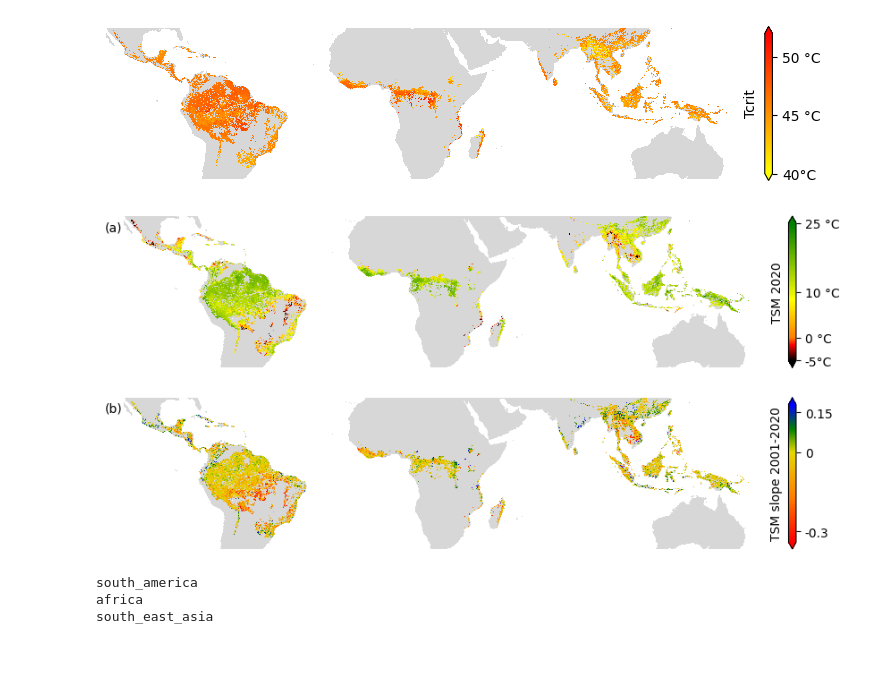
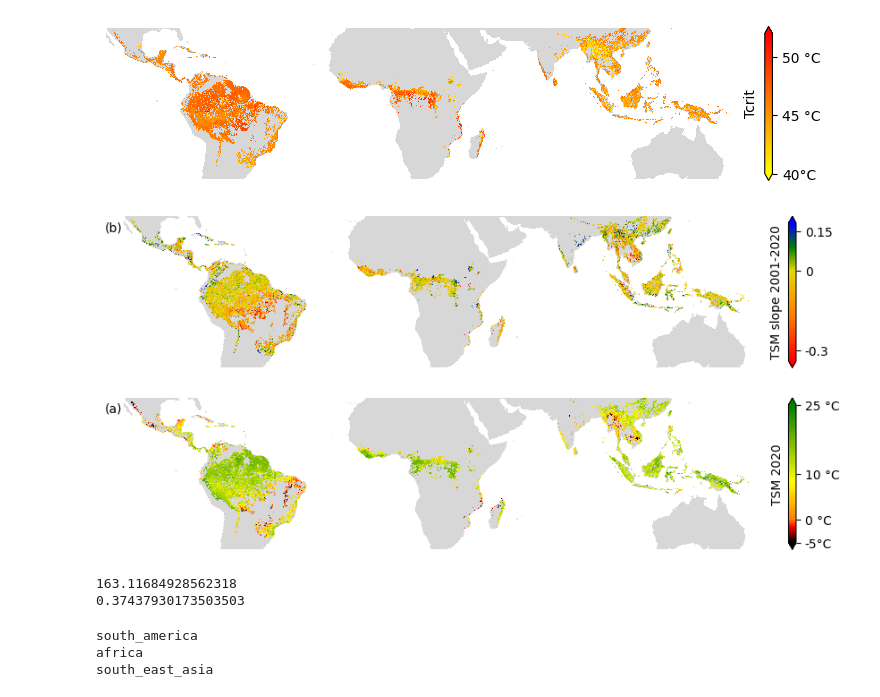
Before and after one commit to gaslen/Tcrit_tropical, a Jupyter notebook: figures.ipynb, the cells around one changed output. Saved outputs shown, nothing was run; the diff lists cells and outputs as text; code cells hidden in the pictures; blank space fills up the shorter version.

```diff
--- a/figures.ipynb
+++ b/figures.ipynb
@@ -103,55 +152,61 @@ def shiftedColorMap(cmap, start=0, midpoint=0.5, stop=1.0, name='shiftedcmap'):
 # %%
 fig, (ax1, ax2) = plt.subplots(
     2, 1, figsize=(10,4), gridspec_kw={'left': 0.05, 'right': 0.95, 'top': 0.98, 'bottom': 0.05})
 
 for ax in [ax1, ax2]:
     ax.imshow(terra[slice_tropics], cmap=cmap_terra)
     ax.set_axis_off()
 
-# Plot TSM 2020 map (figure 1a)
+# Plot Linear Regression TSM map (figure 1a)
+colors_ = [(1, 0, 0), (1,0.5,0), (0.9, 0.85, 0), (0, 0.5, 0), (0,0,1)]
+cmap_lr = colors.LinearSegmentedColormap.from_list('lr_tsm', colors_, N=100)
+minn = -0.34
+maxx = 0.18
+cmap_lr_shifted = shiftedColorMap(cmap_lr, midpoint=(-minn)/(maxx - minn), name='tsm_shifted')
+cmap_lr_shifted.set_bad(alpha=0)
+im = ax1.imshow(lr_tsm_map, cmap=cmap_lr_shifted, interpolation='none')
+im.set_clim(minn, maxx)
+# keep map rasterized
+ax1.set_rasterization_zorder(0)
+im.set_zorder(0)
+im.set_rasterized(True)
+# color bar
+cbar = fig.colorbar(im, extend='both', shrink=1, ticks = [-0.3, 0, 0.15], format= mticker.FixedFormatter([-0.3,0,0.15]),)
+cbar.ax.set_ylabel('TSM slope 2001-2020', rotation=90, labelpad=-50, fontdict={'fontsize': 10})
+ax1.text(-0.03, 0.97, '(a)', transform=ax2.transAxes,fontsize=10, va='top', ha='left')
+
+# Plot TSM 2020 map (figure 1b)
 colors_ = [(0, 0, 0), (1, 0, 0), (1, 1, 0), (0, 0.5, 0)]
 cmap_tsm = colors.LinearSegmentedColormap.from_list('tsm', colors_, N=100)
 minn = -5
 maxx = 25
 cmap_tsm_shifted = shiftedColorMap(cmap_tsm, midpoint=(-minn)/(maxx - minn), name='tsm_shifted')
 cmap_tsm_shifted.set_bad(alpha=0)
-im = ax1.imshow(tsm_2020_map, cmap=cmap_tsm_shifted, interpolation='none')
-im.set_clim(minn, maxx)
-# keep map rasterized
-ax1.set_rasterization_zorder(0)
-im.set_zorder(0)
-im.set_rasterized(True)
-# colorbar
-cbar = fig.colorbar(
-    im, extend='both', shrink=1, ticks = [-5, 0, 10, 25],
-    format= mticker.FixedFormatter([f'-5°C', '0 °C', '10 °C', f'25 °C']),)
-cbar.ax.set_ylabel('TSM 2020', rotation=90, labelpad=-55, fontdict={'fontsize': 10})
-ax1.text(-0.03, 0.97, '(a)', transform=ax1.transAxes,fontsize=10, va='top', ha='left')
-
-# Plot Linear Regression TSM map (figure 1b)
-colors_ = [(1, 0, 0), (1,0.5,0), (0.9, 0.85, 0), (0, 0.5, 0), (0,0,1)]
-cmap_lr = colors.LinearSegmentedColormap.from_list('lr_tsm', colors_, N=100)
-minn = -0.34
-maxx = 0.18
-cmap_lr_shifted = shiftedColorMap(cmap_lr, midpoint=(-minn)/(maxx - minn), name='tsm_shifted')
-cmap_lr_shifted.set_bad(alpha=0)
-im = ax2.imshow(lr_tsm_map, cmap=cmap_lr_shifted, interpolation='none')
+im = ax2.imshow(tsm_2020_map, cmap=cmap_tsm_shifted, interpolation='none')
 im.set_clim(minn, maxx)
 # keep map rasterized
 ax2.set_rasterization_zorder(0)
 im.set_zorder(0)
 im.set_rasterized(True)
-# color bar
-cbar = fig.colorbar(
-    im, extend='both', shrink=1, ticks = [-0.3, 0, 0.15],
-    format= mticker.FixedFormatter([-0.3,0,0.15]),)
-cbar.ax.set_ylabel('TSM slope 2001-2020', rotation=90, labelpad=-50, fontdict={'fontsize': 10})
-ax2.text(-0.03, 0.97, '(b)', transform=ax2.transAxes,fontsize=10, va='top', ha='left')
+# colorbar
+cbar = fig.colorbar(im, extend='both', shrink=1, ticks = [-5, 0, 10, 25], format= mticker.FixedFormatter([f'-5°C', '0 °C', '10 °C', f'25 °C']),)
+cbar.ax.set_ylabel('TSM 2020', rotation=90, labelpad=-55, fontdict={'fontsize': 10})
+ax2.text(-0.03, 0.97, '(b)', transform=ax1.transAxes,fontsize=10, va='top', ha='left')
 
 plt.tight_layout()
 plt.savefig("figures/resubmission/TSM_figure.pdf", bbox_inches='tight')
 # %% [output]
-[figure, old version]
+[figure, new version]
+# %%
+# fraction and area in hectares in SEA with TSM slope > 0
+lr_tsm_sea = np.load(DATA_PATH + "/outputs/LinearRegression_TSM_2001_2020_south_east_asia__v15.npy")
+tot_area = compute_area_hectares(~np.isnan(lr_tsm_sea), geo_slices['south_east_asia'])
+area_pos_slope = compute_area_hectares(lr_tsm_sea > 0, geo_slices['south_east_asia'])
+print(area_pos_slope * 1e-6)
+print(area_pos_slope / tot_area)
+# %% [output]
+163.11684928562318
+0.37437930173503503
 # %%
 data = {}
 for continent, slice in geo_slices.items():
```
Also changed, not shown: parts of 13 cells of this notebook, 3 other files.
